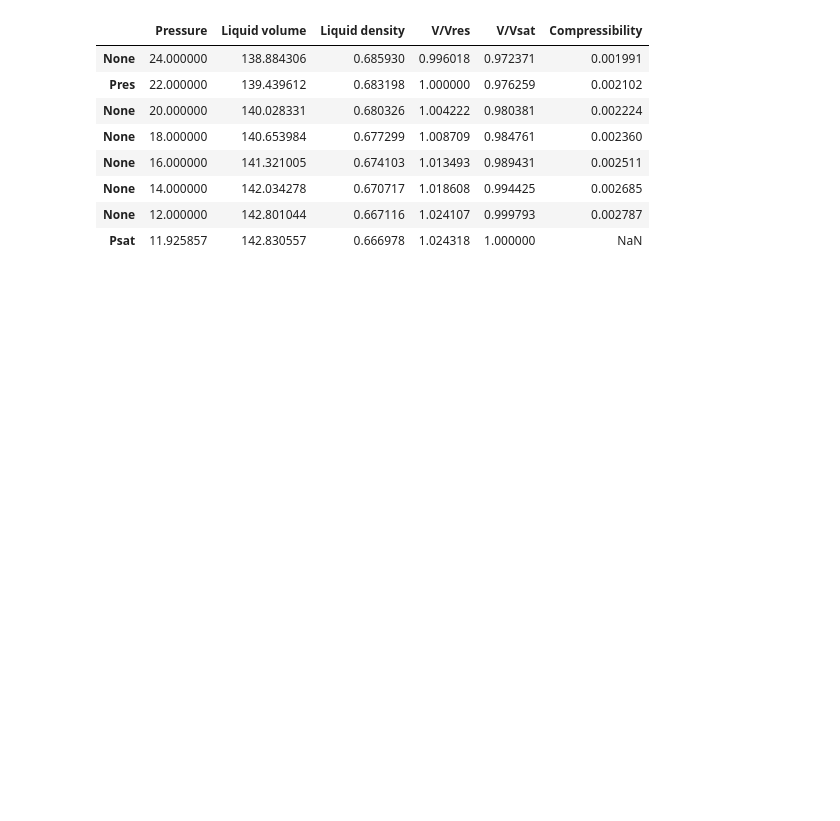
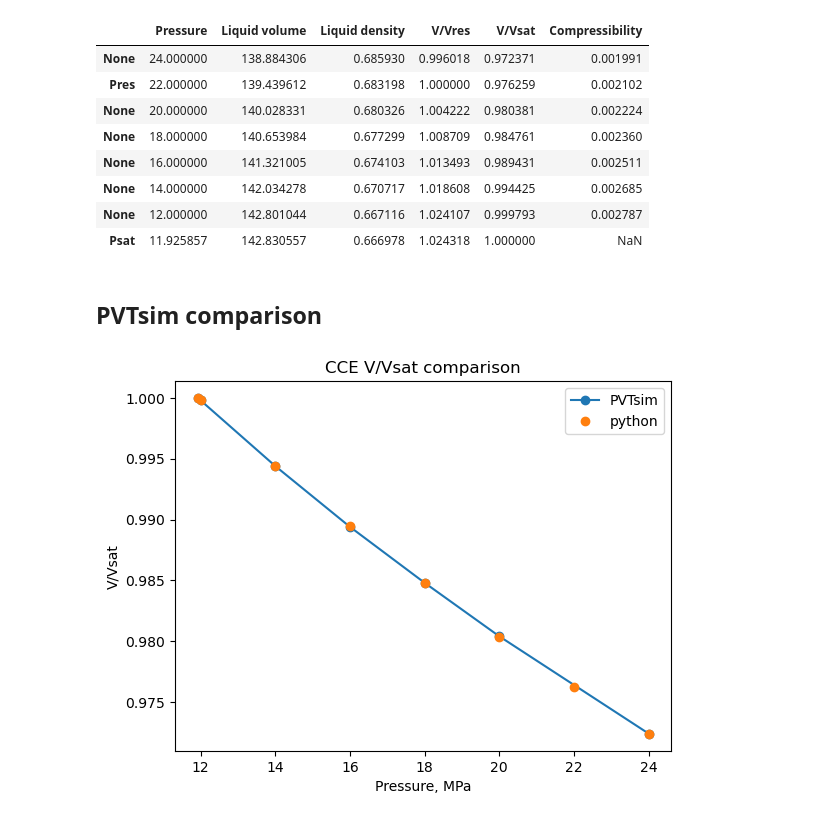
Before and after one commit to SidorenkoDD/BlackBoxFluid, a Jupyter notebook: code/tests2.ipynb, the cells around one changed output. Cells and saved outputs as stored; diff of their text form; code cells hidden in the pictures; blank space fills up the shorter version.

```diff
--- a/code/tests2.ipynb
+++ b/code/tests2.ipynb
@@ -585,3 +645,5 @@ model1.experiments.CCE.dataframe
 | None | 14.000000 | 142.034278 | 0.670717 | 1.018608 | 0.994425 | 0.002685 |
 | None | 12.000000 | 142.801044 | 0.667116 | 1.024107 | 0.999793 | 0.002787 |
 | Psat | 11.925857 | 142.830557 | 0.666978 | 1.024318 | 1.000000 | NaN |
+# %% [markdown]
+## PVTsim comparison
@@ -587,0 +690,12 @@ model1.experiments.CCE.dataframe
+# %%
+plt.plot(pres_pvtsim, rel_vol, label = 'PVTsim', marker = 'o', linestyle = '-')
+plt.plot(model1.experiments.CCE.dataframe['Pressure'], model1.experiments.CCE.dataframe['V/Vsat'], label = 'python', marker = 'o', linestyle = '')
+
+plt.xlabel('Pressure, MPa')
+plt.ylabel('V/Vsat')
+plt.legend()
+plt.title('CCE V/Vsat comparison')
+
+plt.show()
+# %% [output]
+[figure, added]
```
Also changed, not shown: parts of 27 cells of this notebook, 1 other file.
